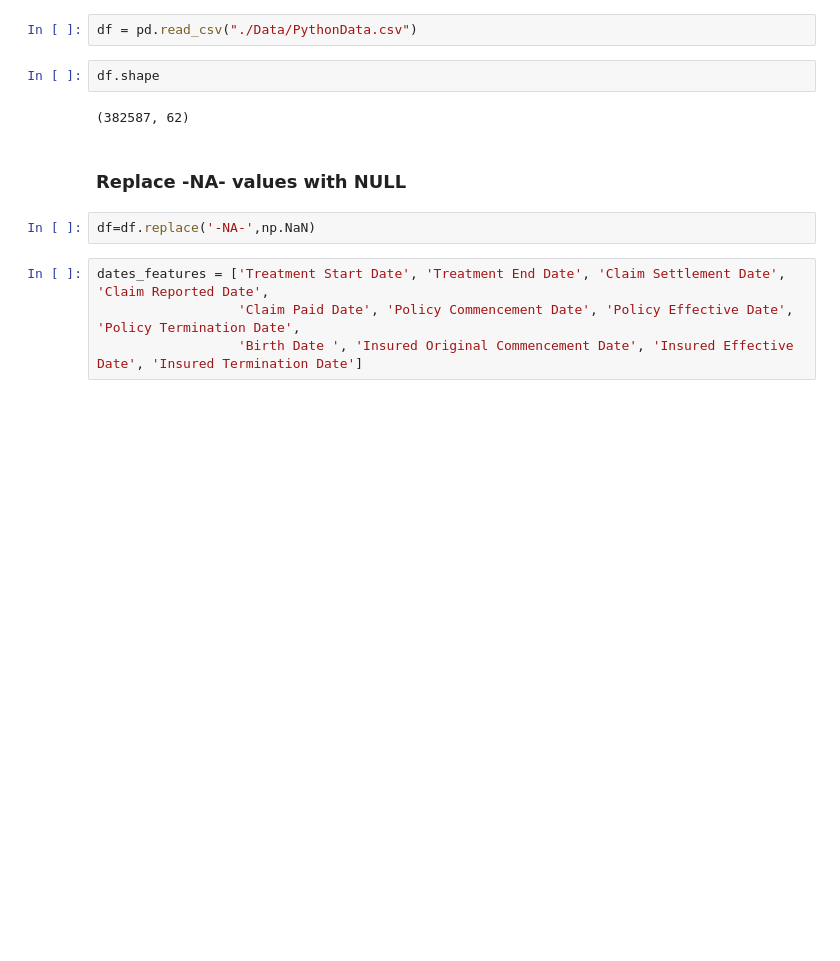
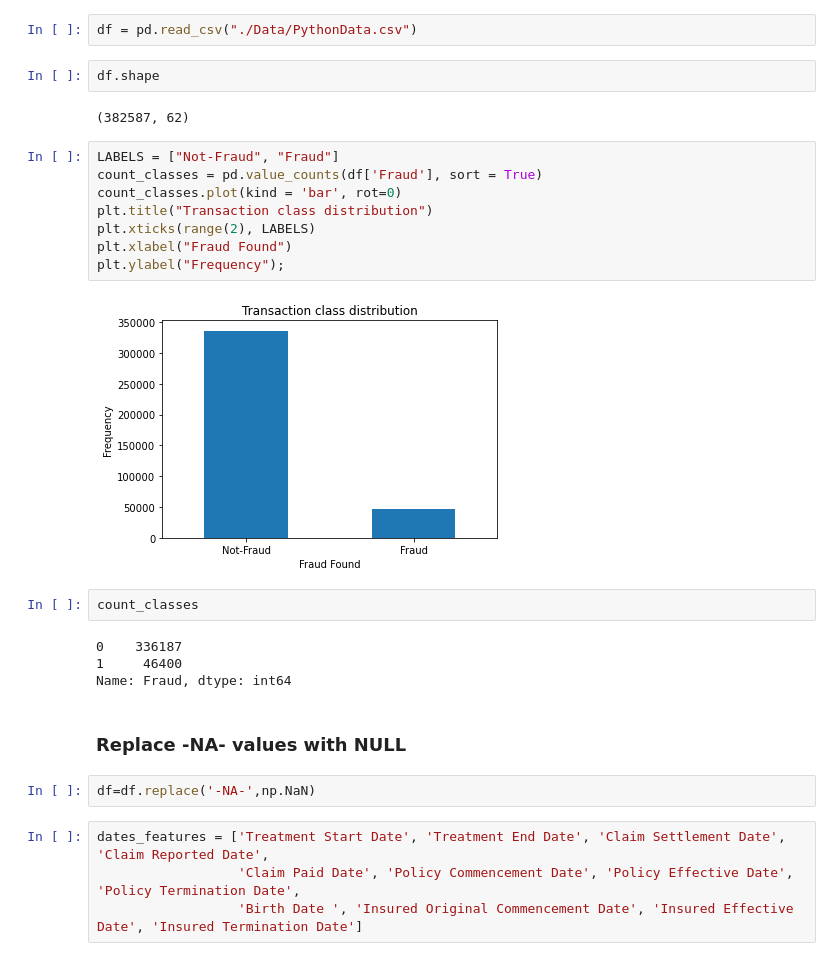
Before and after one commit to RohanYashraj/Healthcare-Fraud-Detection, a Jupyter notebook: Data Pre-Processing.ipynb, the cells around one changed output. Drawn from its saved outputs; the diff is of its cells as text; blank space fills up the shorter version.

```diff
--- a/Data Pre-Processing.ipynb
+++ b/Data Pre-Processing.ipynb
@@ -12,6 +12,22 @@ df = pd.read_csv("./Data/PythonData.csv")
 df.shape
 # %% [output]
 (382587, 62)
+# %%
+LABELS = ["Not-Fraud", "Fraud"]
+count_classes = pd.value_counts(df['Fraud'], sort = True)
+count_classes.plot(kind = 'bar', rot=0)
+plt.title("Transaction class distribution")
+plt.xticks(range(2), LABELS)
+plt.xlabel("Fraud Found")
+plt.ylabel("Frequency");
+# %% [output]
+[figure, added]
+# %%
+count_classes
+# %% [output]
+0    336187
+1     46400
+Name: Fraud, dtype: int64
 # %% [markdown]
 ### Replace -NA- values with NULL
 # %%
```
Also changed, not shown: 3 other files.
